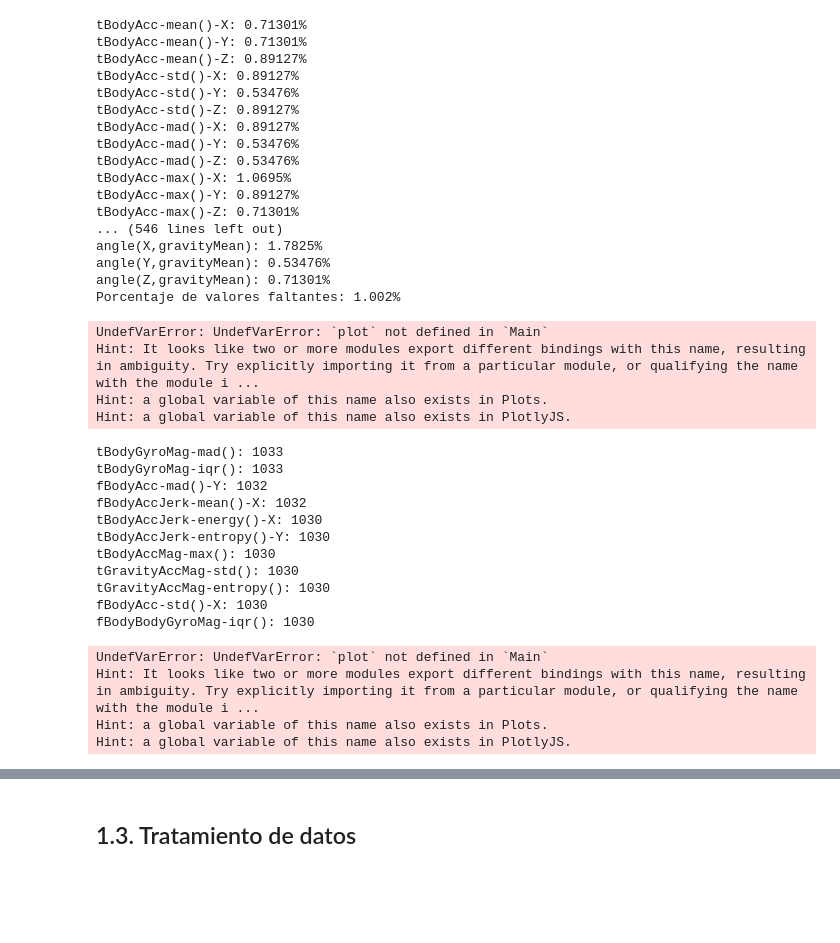
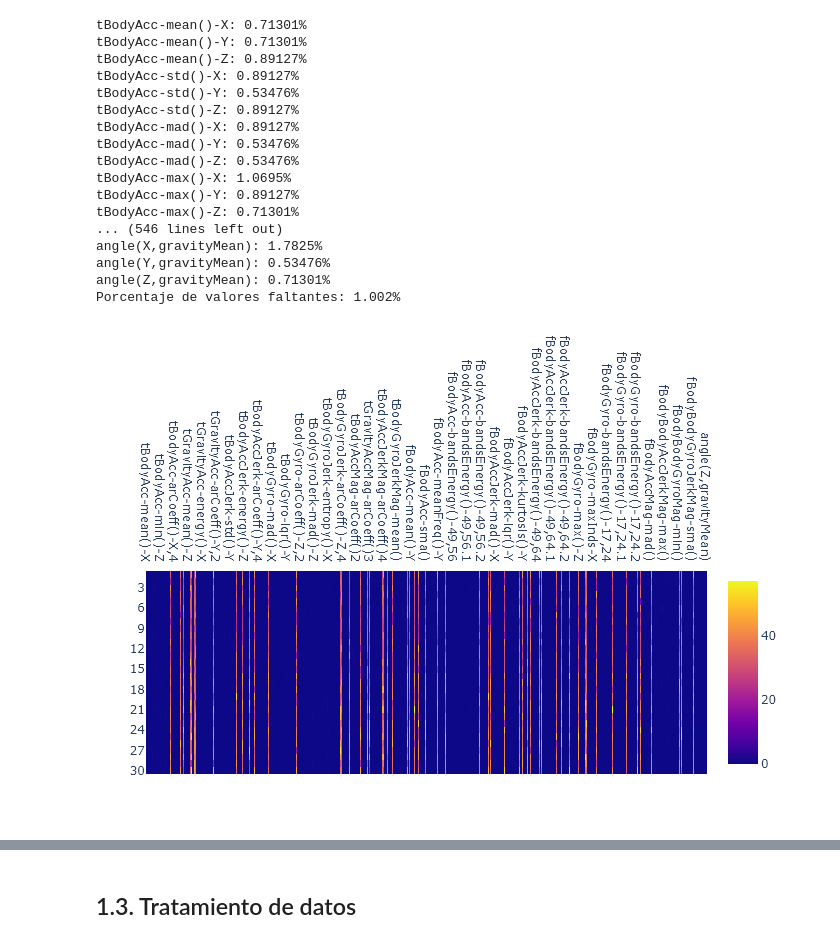
Before and after one commit to rodrigogarciar1/MAAAI, a Jupyter notebook: PracticaFinal/P2_Notebook.ipynb, the cells around one changed output, grey strips where cells are left out. Drawn from its saved outputs; the diff is of its cells as text; code cells hidden in the pictures; blank space fills up the shorter version.

```diff
--- a/PracticaFinal/P2_Notebook.ipynb
+++ b/PracticaFinal/P2_Notebook.ipynb
@@ -148,56 +181,30 @@ Porcentaje de valores faltantes: 1.002%
 # %%
 missingMatrix = zeros(Int, size(data))
 
 for (i, col) in enumerate(eachcol(data))
     for j in eachindex(col)
         missingMatrix[j, i] = ismissing(col[j]) ? 1 : 0
     end
 end
 
 unique_subjects = sort(unique(subjects), rev=true)
 indicesPerIndividual =
     [findall(==(s), subjects) for s in unique_subjects]
 
 missingsPerIndividual = reduce(vcat,
     [sum(missingMatrix[indices, :], dims=1) for indices in indicesPerIndividual]
 )
 
-plot(
-    heatmap(
+PlotlyJS.plot(
+    PlotlyJS.heatmap(
         x = names(data),
         y = string.(unique_subjects),
         z = missingsPerIndividual
     ),
-    Layout(xaxis_side = "top")
+    PlotlyJS.Layout(xaxis_side = "top")
 )
 # %% [output]
-UndefVarError: UndefVarError: `plot` not defined in `Main`
-Hint: It looks like two or more modules export different bindings with this name, resulting in ambiguity. Try explicitly importing it from a particular module, or qualifying the name with the module i ...
-Hint: a global variable of this name also exists in Plots.
-Hint: a global variable of this name also exists in PlotlyJS.
+[figure, added]
-# %%
-missingsPerColumn = sum.(ismissing.(x) for x in eachcol(data))
-topColumns = sortperm(missingsPerColumn, rev=true)[1:11]
-
-println.(names(data)[topColumns], ": ",missingsPerColumn[topColumns])
-
-plot(0:1033, length.(findall(x -> x==amount,missingsPerColumn) for amount in 0:1033))
-# %% [output]
-tBodyGyroMag-mad(): 1033
-tBodyGyroMag-iqr(): 1033
-fBodyAcc-mad()-Y: 1032
-fBodyAccJerk-mean()-X: 1032
-tBodyAccJerk-energy()-X: 1030
-tBodyAccJerk-entropy()-Y: 1030
-tBodyAccMag-max(): 1030
-tGravityAccMag-std(): 1030
-tGravityAccMag-entropy(): 1030
-fBodyAcc-std()-X: 1030
-fBodyBodyGyroMag-iqr(): 1030
-UndefVarError: UndefVarError: `plot` not defined in `Main`
-Hint: It looks like two or more modules export different bindings with this name, resulting in ambiguity. Try explicitly importing it from a particular module, or qualifying the name with the module i ...
-Hint: a global variable of this name also exists in Plots.
-Hint: a global variable of this name also exists in PlotlyJS.
 # %%
 unique_targets = unique(targets)
 indicesPerTarget =
```
Also changed, not shown: parts of 9 cells of this notebook, 1 other file.
